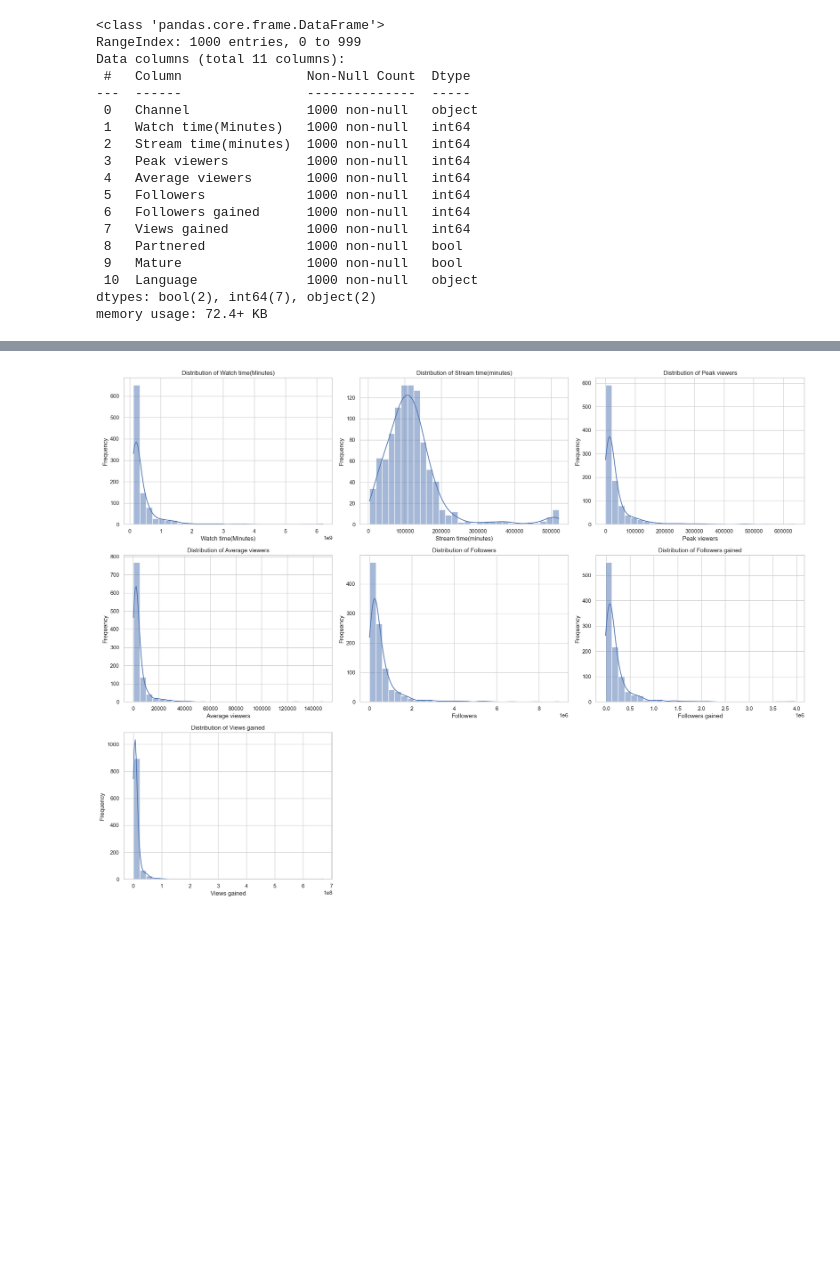
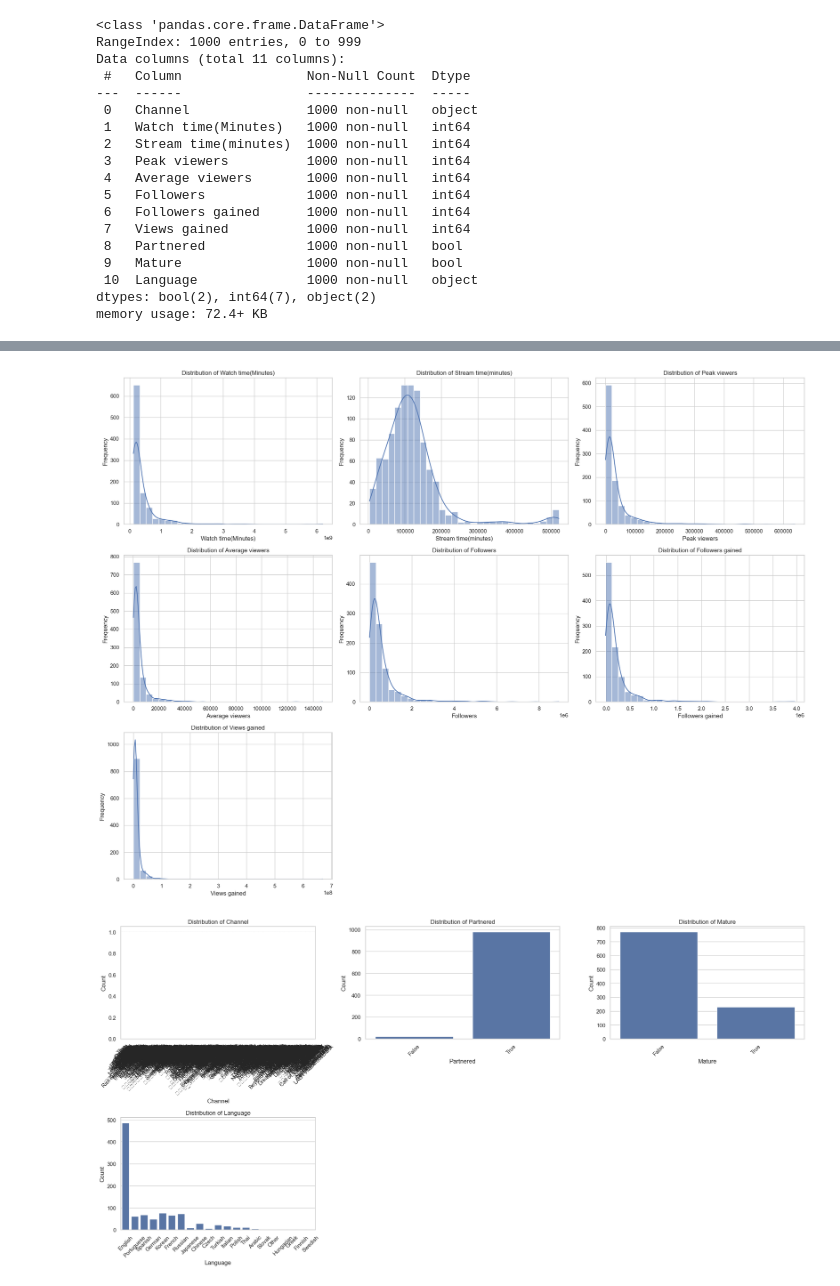
Before and after one commit to datasheng/CSC460_Anour_Ibrahim, a Jupyter notebook: hw4/eda.ipynb, the cells around one changed output, grey strips where cells are left out. Saved outputs shown, nothing was run; the diff lists cells and outputs as text; code cells hidden in the pictures; blank space fills up the shorter version.

Commit message:
more visuals

```diff
--- a/hw4/eda.ipynb
+++ b/hw4/eda.ipynb
@@ -8,6 +8,10 @@ import warnings
 # Suppress font-related warnings
 warnings.filterwarnings('ignore', category=UserWarning, message='.*Glyph.*missing from font.*')
 warnings.filterwarnings('ignore', category=UserWarning, message='.*missing from font.*')
+
+# Additional suppression for matplotlib warnings
+import matplotlib
+matplotlib.rcParams['figure.max_open_warning'] = 0
 # %%
 df=pd.read_csv('twitchdata-update.csv')
 # %%
@@ -53,21 +57,36 @@ df.describe()
 | 75% | 4.337399e+08 | 141843.750000 | 37569.750000 | 4786.250000 | 6.243322e+05 | 2.361308e+05 | ... |
 | max | 6.196162e+09 | 521445.000000 | 639375.000000 | 147643.000000 | 8.938903e+06 | 3.966525e+06 | ... |
 # %%
-sns.set(style="whitegrid")
+# Separate numeric and categorical columns
+numeric_cols = df.select_dtypes(include=[np.number]).columns
+categorical_cols = df.select_dtypes(exclude=[np.number]).columns
 
-# Select only numeric columns
-numeric_cols = df.select_dtypes(include=[np.number]).columns
+#
+# 1. Numeric variables → Histograms
 
-# Create histograms for all numeric variables
 plt.figure(figsize=(20, 15))
 for i, col in enumerate(numeric_cols, 1):
-    plt.subplot(3, 3, i)  # Adjust grid size depending on number of variables
-    sns.histplot(df[col], kde=True, bins=30)
+    plt.subplot(int(np.ceil(len(numeric_cols)/3)), 3, i)
+    sns.histplot(df[col], bins=30, kde=True)
     plt.title(f'Distribution of {col}', fontsize=12)
     plt.xlabel(col)
     plt.ylabel('Frequency')
-
 plt.tight_layout()
 plt.show()
+
+
+# 2. Categorical variables → Bar charts
+
+plt.figure(figsize=(20, 10))
+for i, col in enumerate(categorical_cols, 1):
+    plt.subplot(int(np.ceil(len(categorical_cols)/3)), 3, i)
+    sns.countplot(x=df[col])
+    plt.title(f'Distribution of {col}', fontsize=12)
+    plt.xlabel(col)
+    plt.ylabel('Count')
+    plt.xticks(rotation=45)
+plt.tight_layout()
+plt.show()
 # %% [output]
 [figure]
+[figure, added]
```
Also changed, not shown: parts of 5 cells of this notebook.
